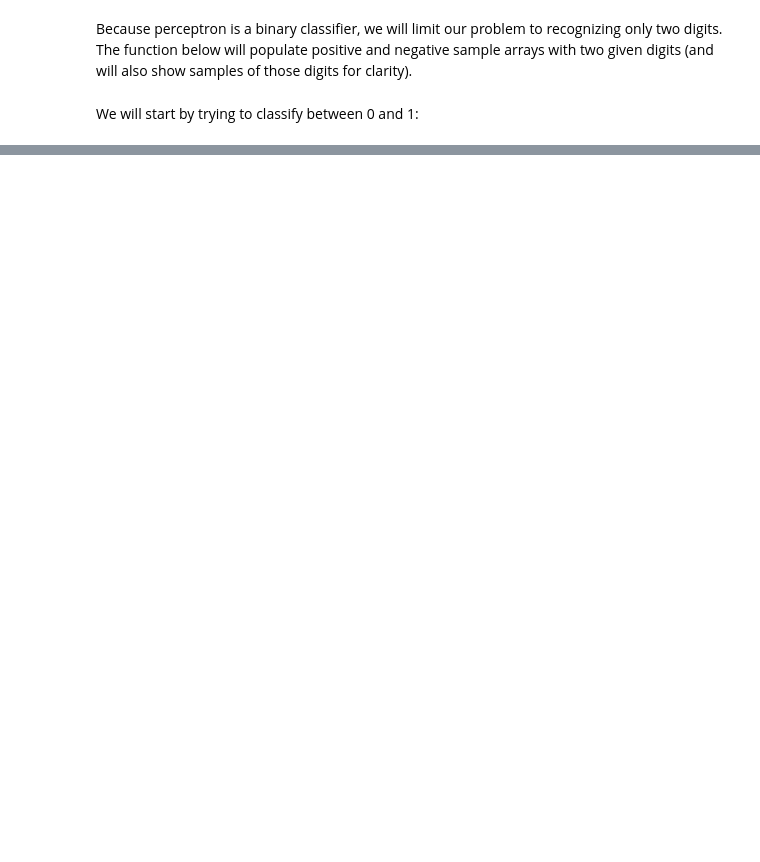
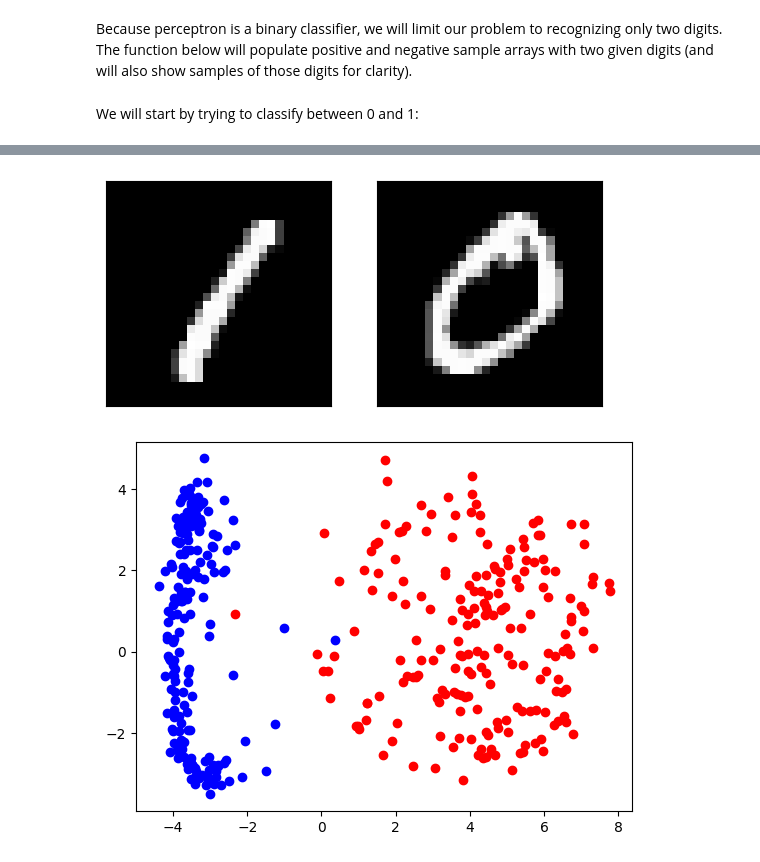
Before and after one commit to woojinpaik/mnist_test, a Jupyter notebook: Perceptron.ipynb, the cells around one changed output, grey strips where cells are left out. Cells and saved outputs as stored; diff of their text form; code cells hidden in the pictures; blank space fills up the shorter version.

```diff
--- a/Perceptron.ipynb
+++ b/Perceptron.ipynb
@@ -254,6 +302,9 @@ All digits are represented by grayscale images of size 28x28 pixels.
 > MNIST Dataset is available as a training competition on [Kaggle](https://www.kaggle.com/c/digit-recognizer), a site that hosts machine learning competitions and contests. Once you learn how to classify MNIST digits, you can submit your solution to Kaggle to see how it is rated among other participants.
 
 We start by loading MNIST dataset:
+# %%
+with gzip.open('./mnist.pkl.gz', 'rb') as mnist_pickle:
+    MNIST = pickle.load(mnist_pickle, encoding='latin1')
 # %%
 print(MNIST[0][0][0][130:180])
 print(MNIST[0][1][0])
@@ -314,0 +393,20 @@ pos2,neg2 = set_mnist_pos_neg(2,5)
+# %%
+from sklearn.decomposition import PCA
+
+def pca_analysis(positive_label, negative_label):
+    positive_images, negative_images = set_mnist_pos_neg(positive_label, negative_label)
+    M = np.append(positive_images, negative_images, 0)
+
+    mypca = PCA(n_components=2)
+    mypca.fit(M)
+
+    pos_points = mypca.transform(positive_images[:200])
+    neg_points = mypca.transform(negative_images[:200])
+
+    pylab.plot(pos_points[:,0], pos_points[:,1], 'bo')
+    pylab.plot(neg_points[:,0], neg_points[:,1], 'ro')
+# %%
+pca_analysis(1,0)
+# %% [output]
+[figure, added]
+[figure, added]
```
Also changed, not shown: parts of 14 cells of this notebook.
